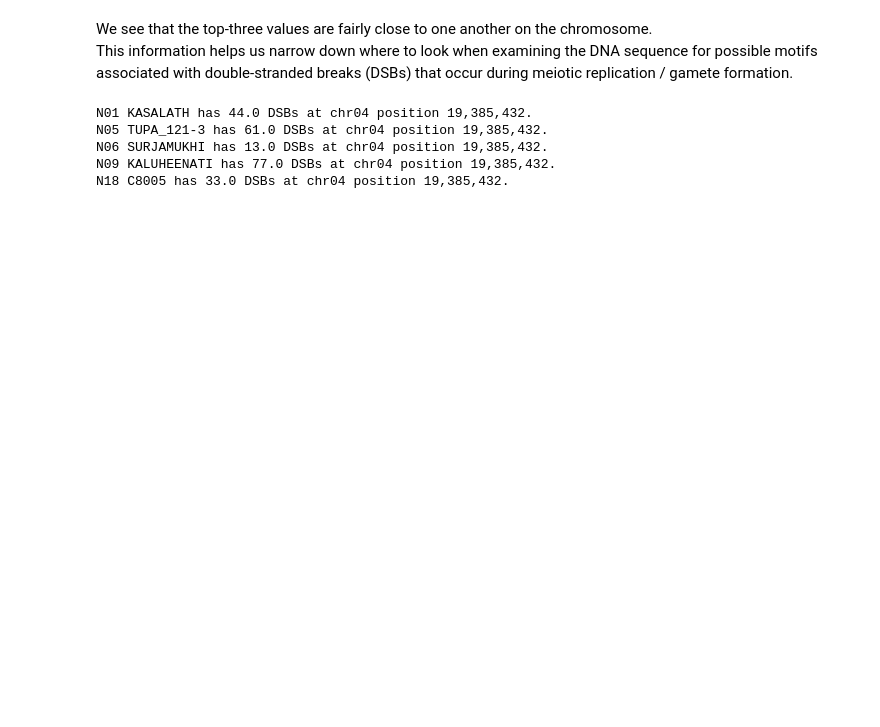
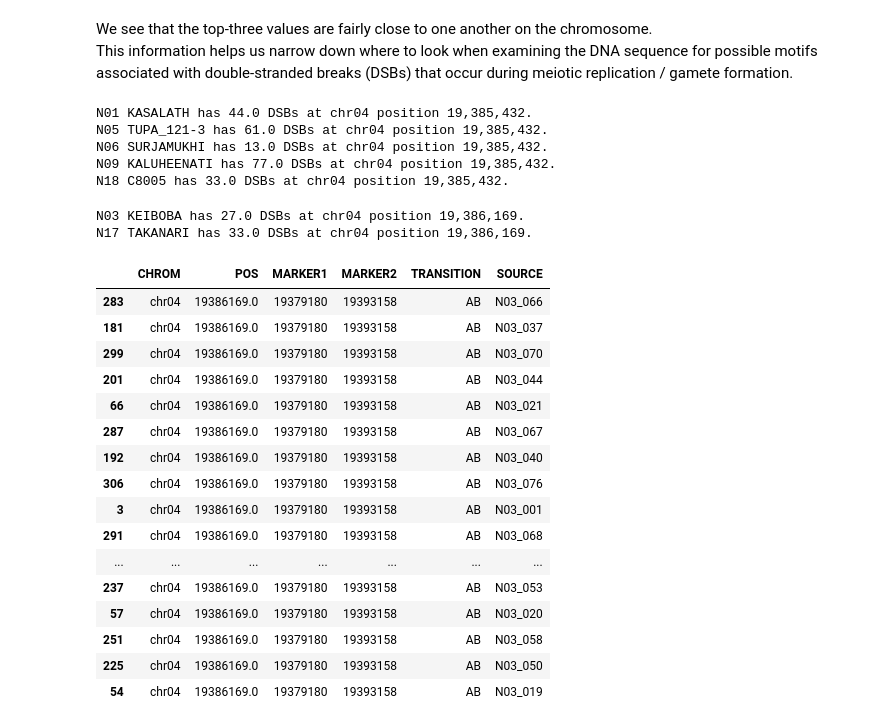
Before and after one commit to danshea/IwateBiotechnologyResearchCenter, a Jupyter notebook: plot_genotype_frequency.ipynb, the cells around one changed output. Cells and saved outputs as stored; diff of their text form; code cells hidden in the pictures; blank space fills up the shorter version.

```diff
--- a/plot_genotype_frequency.ipynb
+++ b/plot_genotype_frequency.ipynb
@@ -402,3 +408,30 @@ N05 TUPA_121-3 has 61.0 DSBs at chr04 position 19,385,432.
 N06 SURJAMUKHI has 13.0 DSBs at chr04 position 19,385,432.
 N09 KALUHEENATI has 77.0 DSBs at chr04 position 19,385,432.
 N18 C8005 has 33.0 DSBs at chr04 position 19,385,432.
+# %%
+for key, founder in zip(samples, founders):
+    if grand_totals[key]['chr04'][19386169] != 0.0:
+        print('{} {} has {} DSBs at chr04 position 19,386,169.'.format(key, founder, grand_totals[key]['chr04'][19386169]))
+# %% [output]
+N03 KEIBOBA has 27.0 DSBs at chr04 position 19,386,169.
+N17 TAKANARI has 33.0 DSBs at chr04 position 19,386,169.
+# %%
+breakpoints['N03']['chr04'][breakpoints['N03']['chr04'].POS == 19386169]
+# %% [output]
+|  | CHROM | POS | MARKER1 | MARKER2 | TRANSITION | SOURCE |
+| 283 | chr04 | 19386169.0 | 19379180 | 19393158 | AB | N03_066 |
+| 181 | chr04 | 19386169.0 | 19379180 | 19393158 | AB | N03_037 |
+| 299 | chr04 | 19386169.0 | 19379180 | 19393158 | AB | N03_070 |
+| 201 | chr04 | 19386169.0 | 19379180 | 19393158 | AB | N03_044 |
+| 66 | chr04 | 19386169.0 | 19379180 | 19393158 | AB | N03_021 |
+| 287 | chr04 | 19386169.0 | 19379180 | 19393158 | AB | N03_067 |
+| 192 | chr04 | 19386169.0 | 19379180 | 19393158 | AB | N03_040 |
+| 306 | chr04 | 19386169.0 | 19379180 | 19393158 | AB | N03_076 |
+| 3 | chr04 | 19386169.0 | 19379180 | 19393158 | AB | N03_001 |
+| 291 | chr04 | 19386169.0 | 19379180 | 19393158 | AB | N03_068 |
+| ... | ... | ... | ... | ... | ... | ... |
+| 237 | chr04 | 19386169.0 | 19379180 | 19393158 | AB | N03_053 |
+| 57 | chr04 | 19386169.0 | 19379180 | 19393158 | AB | N03_020 |
+| 251 | chr04 | 19386169.0 | 19379180 | 19393158 | AB | N03_058 |
+| 225 | chr04 | 19386169.0 | 19379180 | 19393158 | AB | N03_050 |
+| 54 | chr04 | 19386169.0 | 19379180 | 19393158 | AB | N03_019 |
```
Also changed, not shown: parts of 4 cells of this notebook, 2 other files.
